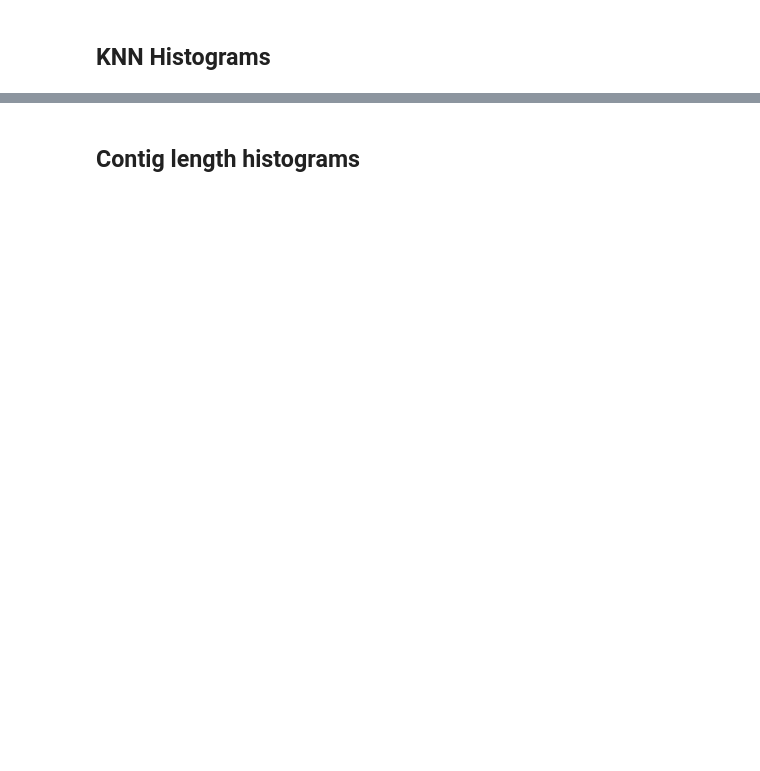
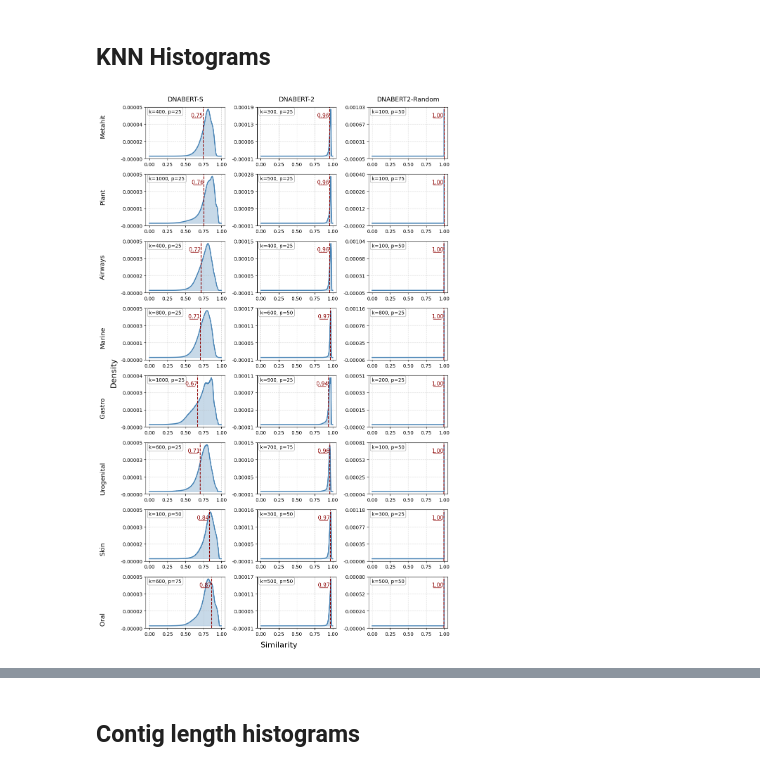
Before and after one commit to affo98/DNA-language-models-and-GLP1-microbiome-changes, a Jupyter notebook: figure_notebooks/cami2_benchmark.ipynb, the cells around one changed output, grey strips where cells are left out. Drawn from its saved outputs; the diff is of its cells as text; code cells hidden in the pictures; blank space fills up the shorter version.

```diff
--- a/figure_notebooks/cami2_benchmark.ipynb
+++ b/figure_notebooks/cami2_benchmark.ipynb
@@ -118,7 +232,7 @@ def modify_histogram_data(dataset_dict):
 
     return dataset_dict
 # %%
-def plot_histograms(dataset_dict, selected_models: list, selected_model_names:list):
+def plot_histograms(dataset_dict, selected_models: list, selected_MODEL_NAMES:list):
     """
     Plots histograms for the selected models of each dataset.
 
@@ -131,10 +245,10 @@ def plot_histograms(dataset_dict, selected_models: list, selected_model_names:li
     n_datasets = len(dataset_dict)
     n_models = len(selected_models)
 
-    fig, axes = plt.subplots(n_datasets, n_models, figsize=(12, 4 * n_datasets), squeeze=False)
+    fig, axes = plt.subplots(n_datasets, n_models, figsize=(10, 2 * n_datasets), squeeze=False)
 
     for i, (dataset_name, models) in enumerate(dataset_dict.items()):
-        for j, (model_name, model_namepretty) in enumerate(zip(selected_models, selected_model_names)):
+        for j, (model_name, model_namepretty) in enumerate(zip(selected_models, selected_MODEL_NAMES)):
 
             ax = axes[i, j]
 
@@ -183,3 +297,7 @@ def plot_histograms(dataset_dict, selected_models: list, selected_model_names:li
 
     plt.tight_layout()
     plt.show()
+# %%
+plot_histograms(knn_data, MODELS[:3], MODEL_NAMES[:3])
+# %% [output]
+[figure, added]
```
Also changed, not shown: parts of 24 cells of this notebook, 4 other files.
